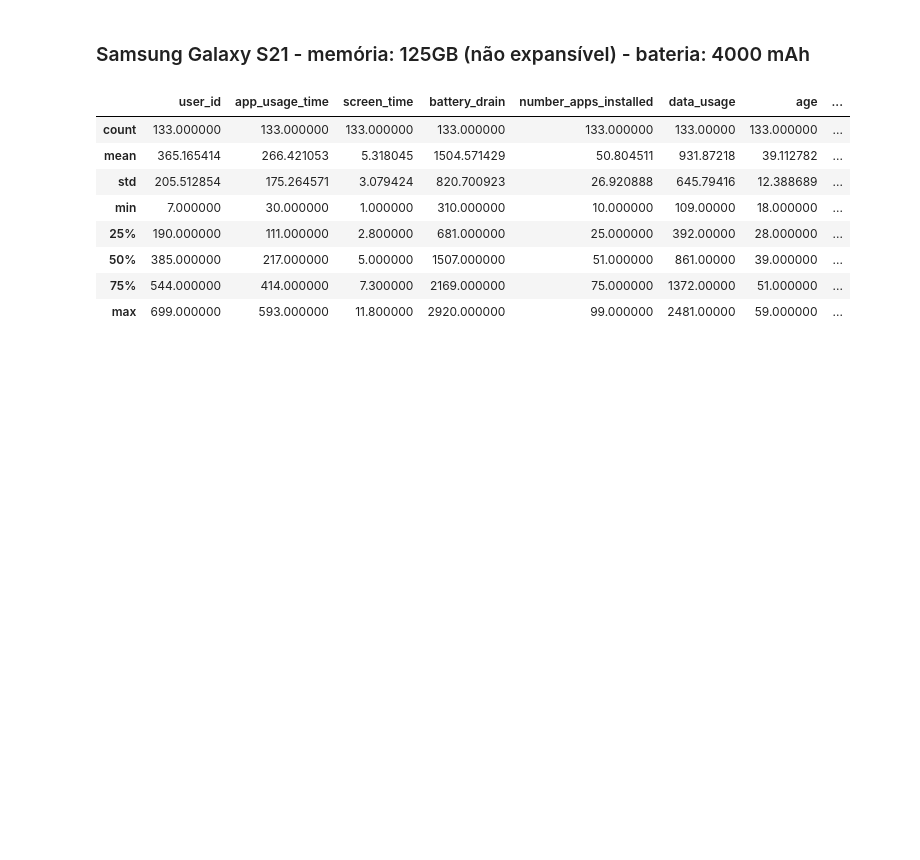
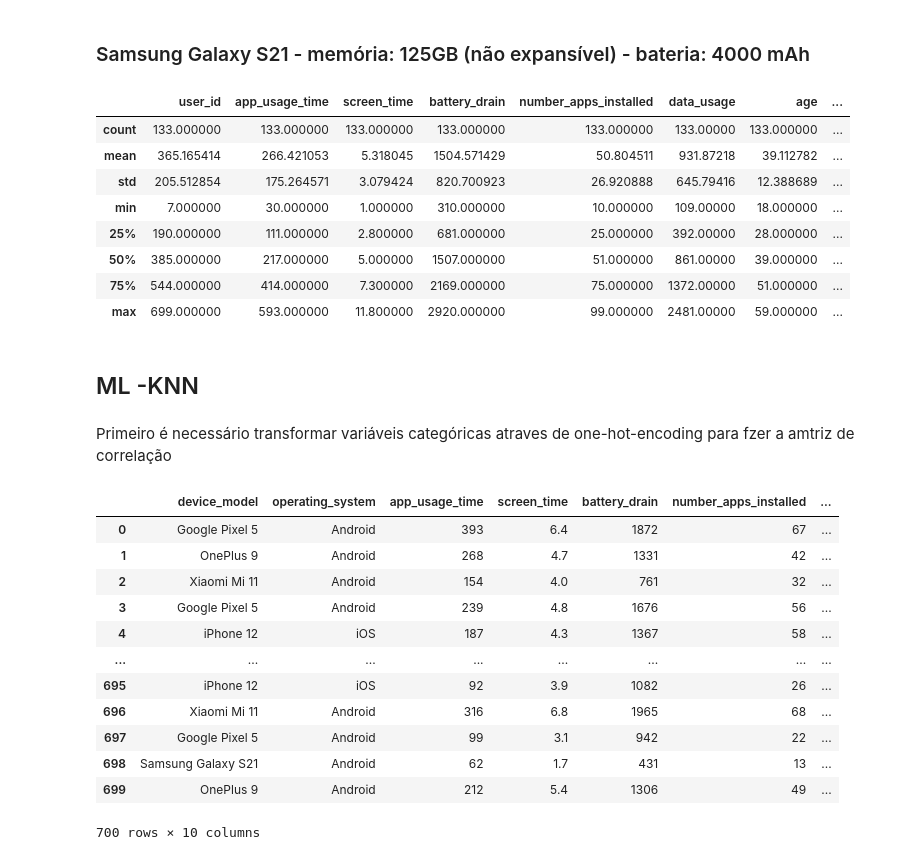
Before and after one commit to danielavescia/Mobile_Device_Usage, a Jupyter notebook: Mobile_Device_Usage.ipynb, the cells around one changed output. Cells and saved outputs as stored; diff of their text form; code cells hidden in the pictures; blank space fills up the shorter version.

```diff
--- a/Mobile_Device_Usage.ipynb
+++ b/Mobile_Device_Usage.ipynb
@@ -484,3 +528,24 @@ samsung_galaxy.describe()
 | 50% | 385.000000 | 217.000000 | 5.000000 | 1507.000000 | 51.000000 | 861.00000 | 39.000000 | ... |
 | 75% | 544.000000 | 414.000000 | 7.300000 | 2169.000000 | 75.000000 | 1372.00000 | 51.000000 | ... |
 | max | 699.000000 | 593.000000 | 11.800000 | 2920.000000 | 99.000000 | 2481.00000 | 59.000000 | ... |
+# %% [markdown]
+## ML -KNN
+# %% [markdown]
+Primeiro é necessário transformar variáveis categóricas atraves de one-hot-encoding para fzer a amtriz de correlação
+# %%
+df_mobile_knn = df_mobile.drop(columns=['user_id', 'age_generation'])
+df_mobile_knn
+# %% [output]
+|  | device_model | operating_system | app_usage_time | screen_time | battery_drain | number_apps_installed | ... |
+| 0 | Google Pixel 5 | Android | 393 | 6.4 | 1872 | 67 | ... |
+| 1 | OnePlus 9 | Android | 268 | 4.7 | 1331 | 42 | ... |
+| 2 | Xiaomi Mi 11 | Android | 154 | 4.0 | 761 | 32 | ... |
+| 3 | Google Pixel 5 | Android | 239 | 4.8 | 1676 | 56 | ... |
+| 4 | iPhone 12 | iOS | 187 | 4.3 | 1367 | 58 | ... |
+| ... | ... | ... | ... | ... | ... | ... | ... |
+| 695 | iPhone 12 | iOS | 92 | 3.9 | 1082 | 26 | ... |
+| 696 | Xiaomi Mi 11 | Android | 316 | 6.8 | 1965 | 68 | ... |
+| 697 | Google Pixel 5 | Android | 99 | 3.1 | 942 | 22 | ... |
+| 698 | Samsung Galaxy S21 | Android | 62 | 1.7 | 431 | 13 | ... |
+| 699 | OnePlus 9 | Android | 212 | 5.4 | 1306 | 49 | ... |
+700 rows × 10 columns
```
Also changed, not shown: parts of 18 cells of this notebook.
